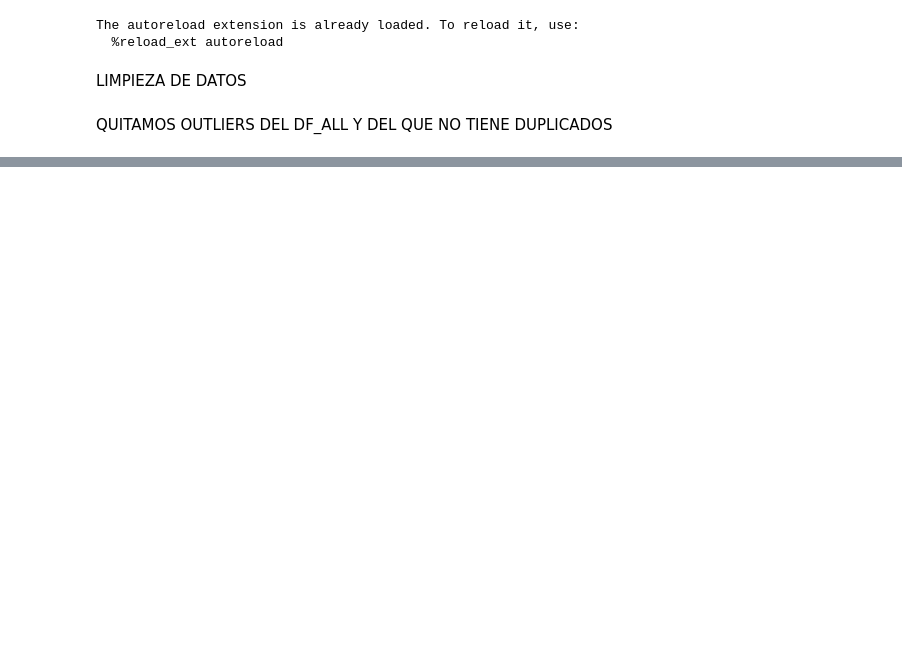
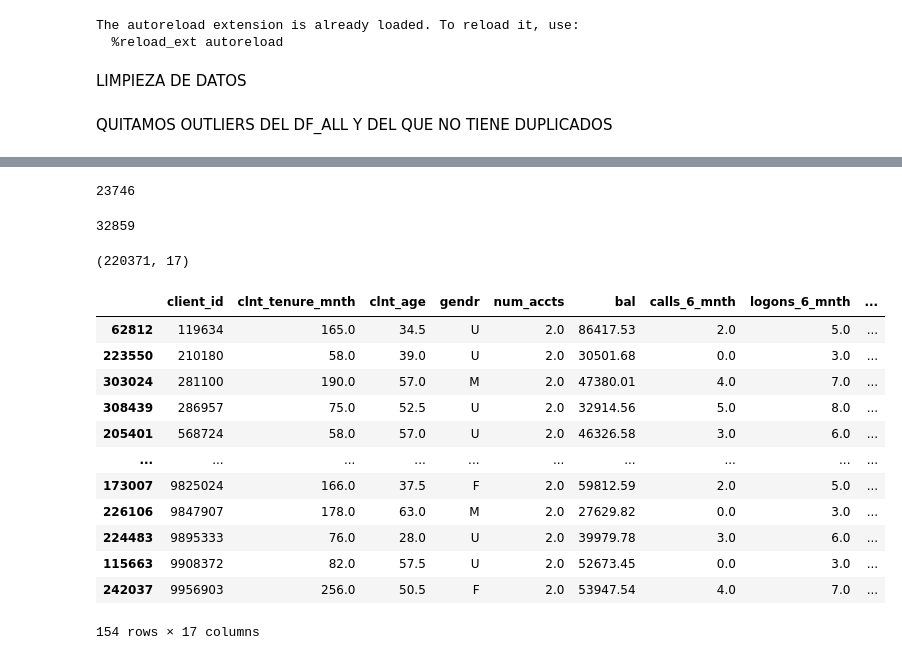
Before and after one commit to ivanalonsom/Project5_EDA_Inferential_Stats, a Jupyter notebook: mainPowerBi.ipynb, the cells around one changed output, grey strips where cells are left out. Saved outputs shown, nothing was run; the diff lists cells and outputs as text; code cells hidden in the pictures; blank space fills up the shorter version.

```diff
--- a/mainPowerBi.ipynb
+++ b/mainPowerBi.ipynb
@@ -71,0 +59,28 @@ df_all.iloc[20:40]
+# %%
+df_all["time_diff_cleaned"][df_all["variation"] == 0].isna().sum()
+# %% [output]
+23746
+# %%
+df_all["time_diff_cleaned"][df_all["variation"] == 1].isna().sum()
+# %% [output]
+32859
+# %%
+df_all.shape
+# %% [output]
+(220371, 17)
+# %%
+df_all[(df_all["time_diff_cleaned"] > 0) & (df_all["process_step"] == 0) ]
+# %% [output]
+|  | client_id | clnt_tenure_mnth | clnt_age | gendr | num_accts | bal | calls_6_mnth | logons_6_mnth | ... |
+| 62812 | 119634 | 165.0 | 34.5 | U | 2.0 | 86417.53 | 2.0 | 5.0 | ... |
+| 223550 | 210180 | 58.0 | 39.0 | U | 2.0 | 30501.68 | 0.0 | 3.0 | ... |
+| 303024 | 281100 | 190.0 | 57.0 | M | 2.0 | 47380.01 | 4.0 | 7.0 | ... |
+| 308439 | 286957 | 75.0 | 52.5 | U | 2.0 | 32914.56 | 5.0 | 8.0 | ... |
+| 205401 | 568724 | 58.0 | 57.0 | U | 2.0 | 46326.58 | 3.0 | 6.0 | ... |
+| ... | ... | ... | ... | ... | ... | ... | ... | ... | ... |
+| 173007 | 9825024 | 166.0 | 37.5 | F | 2.0 | 59812.59 | 2.0 | 5.0 | ... |
+| 226106 | 9847907 | 178.0 | 63.0 | M | 2.0 | 27629.82 | 0.0 | 3.0 | ... |
+| 224483 | 9895333 | 76.0 | 28.0 | U | 2.0 | 39979.78 | 3.0 | 6.0 | ... |
+| 115663 | 9908372 | 82.0 | 57.5 | U | 2.0 | 52673.45 | 0.0 | 3.0 | ... |
+| 242037 | 9956903 | 256.0 | 50.5 | F | 2.0 | 53947.54 | 4.0 | 7.0 | ... |
+154 rows × 17 columns
```
Also changed, not shown: parts of 7 cells of this notebook, 4 other files.
